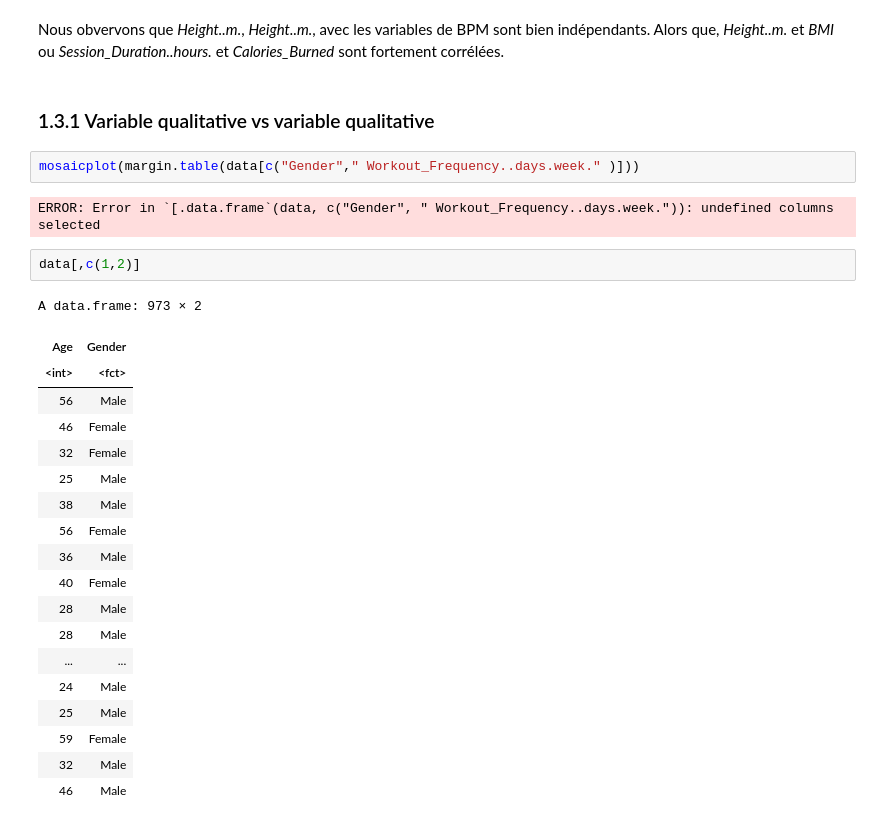
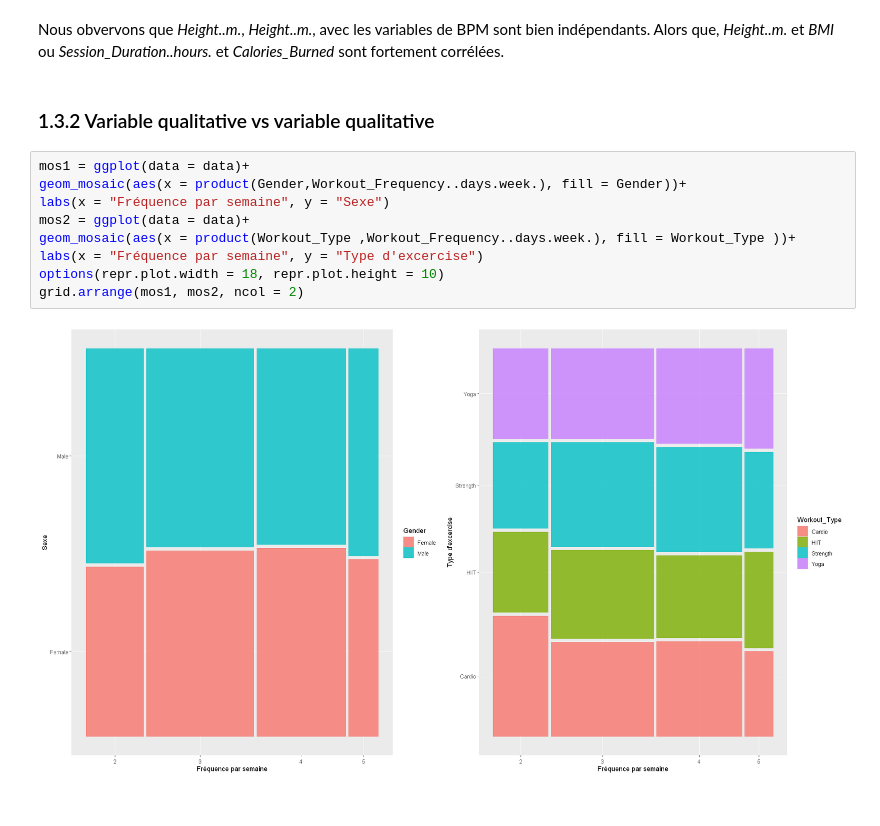
Before and after one commit to Anhquannnnnn/Machine-Learning, a Jupyter notebook: R.ipynb, the cells around one changed output. Cells and saved outputs as stored; diff of their text form.

```diff
--- a/R.ipynb
+++ b/R.ipynb
@@ -266,30 +287,15 @@ ggpairs(num)
 # %% [markdown]
 Nous obvervons que *Height..m.*, *Height..m.*, avec les variables de BPM sont bien indépendants. Alors que, *Height..m.* et *BMI* ou *Session_Duration..hours.* et *Calories_Burned* sont fortement corrélées.
 # %% [markdown]
-### 1.3.1 Variable qualitative vs variable qualitative
+### 1.3.2 Variable qualitative vs variable qualitative
-# %%
-mosaicplot(margin.table(data[c("Gender"," Workout_Frequency..days.week." )]))
-# %% [output]
-ERROR: Error in `[.data.frame`(data, c("Gender", " Workout_Frequency..days.week.")): undefined columns selected
-# %%
-data[,c(1,2)]
-# %% [output]
-A data.frame: 973 × 2
-| Age | Gender |
-| <int> | <fct> |
-| 56 | Male |
-| 46 | Female |
-| 32 | Female |
-| 25 | Male |
-| 38 | Male |
-| 56 | Female |
-| 36 | Male |
-| 40 | Female |
-| 28 | Male |
-| 28 | Male |
-| ... | ... |
-| 24 | Male |
-| 25 | Male |
-| 59 | Female |
-| 32 | Male |
-| 46 | Male |
+# %%
+mos1 = ggplot(data = data)+
+geom_mosaic(aes(x = product(Gender,Workout_Frequency..days.week.), fill = Gender))+
+labs(x = "Fréquence par semaine", y = "Sexe")
+mos2 = ggplot(data = data)+
+geom_mosaic(aes(x = product(Workout_Type ,Workout_Frequency..days.week.), fill = Workout_Type ))+
+labs(x = "Fréquence par semaine", y = "Type d'excercise")
+options(repr.plot.width = 18, repr.plot.height = 10)
+grid.arrange(mos1, mos2, ncol = 2)
+# %% [output]
+[figure, added]
```
Also changed, not shown: parts of 19 cells of this notebook.
